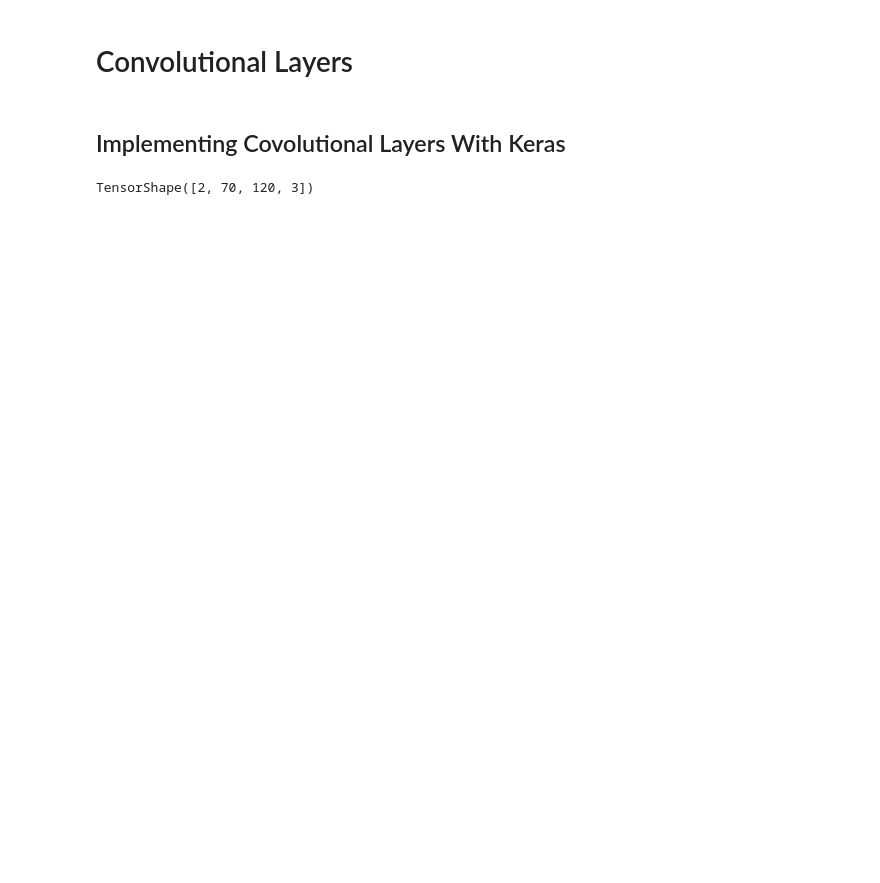
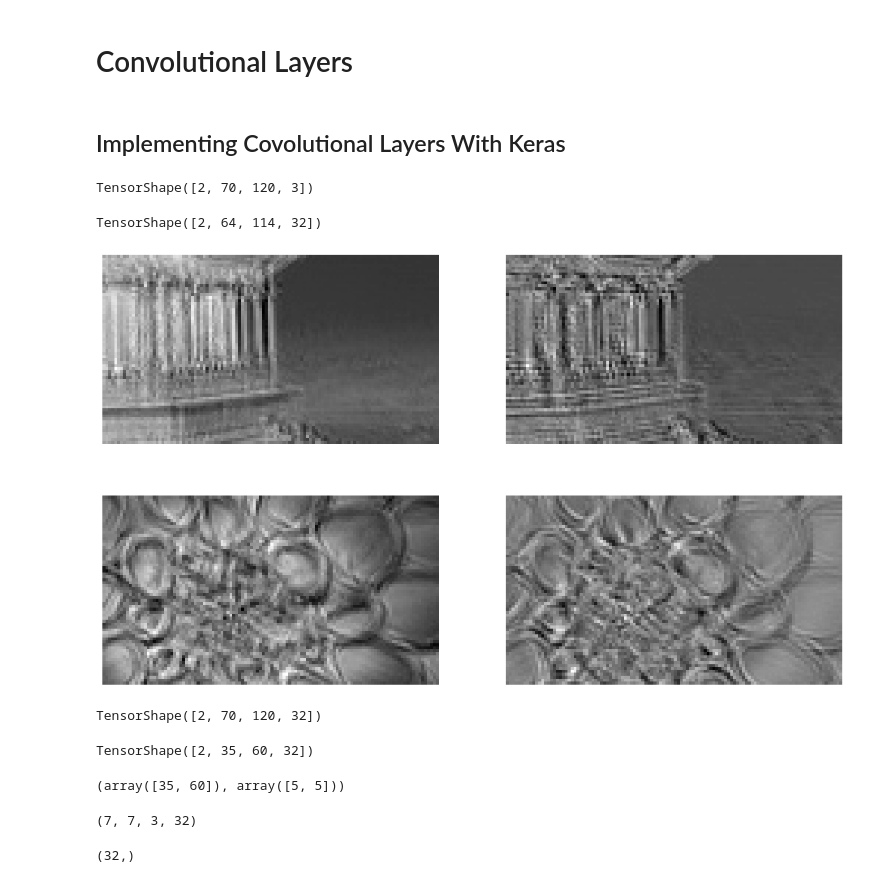
Before and after one commit to lmtriwork/learningML, a Jupyter notebook: Chapter14_Deep_computer_vision_using_CNN.ipynb, the cells around one changed output. Cells and saved outputs as stored; diff of their text form; code cells hidden in the pictures; blank space fills up the shorter version.

```diff
--- a/Chapter14_Deep_computer_vision_using_CNN.ipynb
+++ b/Chapter14_Deep_computer_vision_using_CNN.ipynb
@@ -48,3 +58,24 @@ images = tf.keras.layers.Rescaling(scale=1 / 255)(images)
 images.shape
 # %% [output]
 TensorShape([2, 70, 120, 3])
+# %%
+tf.random.set_seed(42)  # extra code – ensures reproducibility
+conv_layer = tf.keras.layers.Conv2D(filters=32, kernel_size=7)
+fmaps = conv_layer(images)
+# %%
+fmaps.shape
+# %% [output]
+TensorShape([2, 64, 114, 32])
+# %%
+# extra code – displays the two output feature maps for each image
+
+plt.figure(figsize=(15, 9))
+for image_idx in (0, 1):
+    for fmap_idx in (0, 1):
+        plt.subplot(2, 2, image_idx * 2 + fmap_idx + 1)
+        plt.imshow(fmaps[image_idx, :, :, fmap_idx], cmap="gray")
+        plt.axis("off")
+
+plt.show()
+# %% [output]
+[figure, added]
@@ -50,0 +86,43 @@ TensorShape([2, 70, 120, 3])
+# %%
+fmaps.shape
+# %% [output]
+TensorShape([2, 70, 120, 32])
+# %%
+# extra code – shows that the output shape when we set strides=2
+conv_layer = tf.keras.layers.Conv2D(filters=32, kernel_size=7, padding="same",
+                                    strides=2)
+fmaps = conv_layer(images)
+fmaps.shape
+# %% [output]
+TensorShape([2, 35, 60, 32])
+# %%
+# extra code – this utility function can be useful to compute the size of the
+#              feature maps output by a convolutional layer. It also returns
+#              the number of ignored rows or columns if padding="valid", or the
+#              number of zero-padded rows or columns if padding="same"."""
+
+import numpy as np
+
+def conv_output_size(input_size, kernel_size, strides=1, padding="valid"):
+    if padding=="valid":
+        z = input_size - kernel_size + strides
+        output_size = z // strides
+        num_ignored = z % strides
+        return output_size, num_ignored
+    else:
+        output_size = (input_size - 1) // strides + 1
+        num_padded = (output_size - 1) * strides + kernel_size - input_size
+        return output_size, num_padded
+
+conv_output_size(np.array([70, 120]), kernel_size=7, strides=2, padding="same")
+# %% [output]
+(array([35, 60]), array([5, 5]))
+# %%
+kernels, biases = conv_layer.get_weights()
+kernels.shape
+# %% [output]
+(7, 7, 3, 32)
+# %%
+biases.shape
+# %% [output]
+(32,)
```
Also changed, not shown: parts of 26 cells of this notebook.
